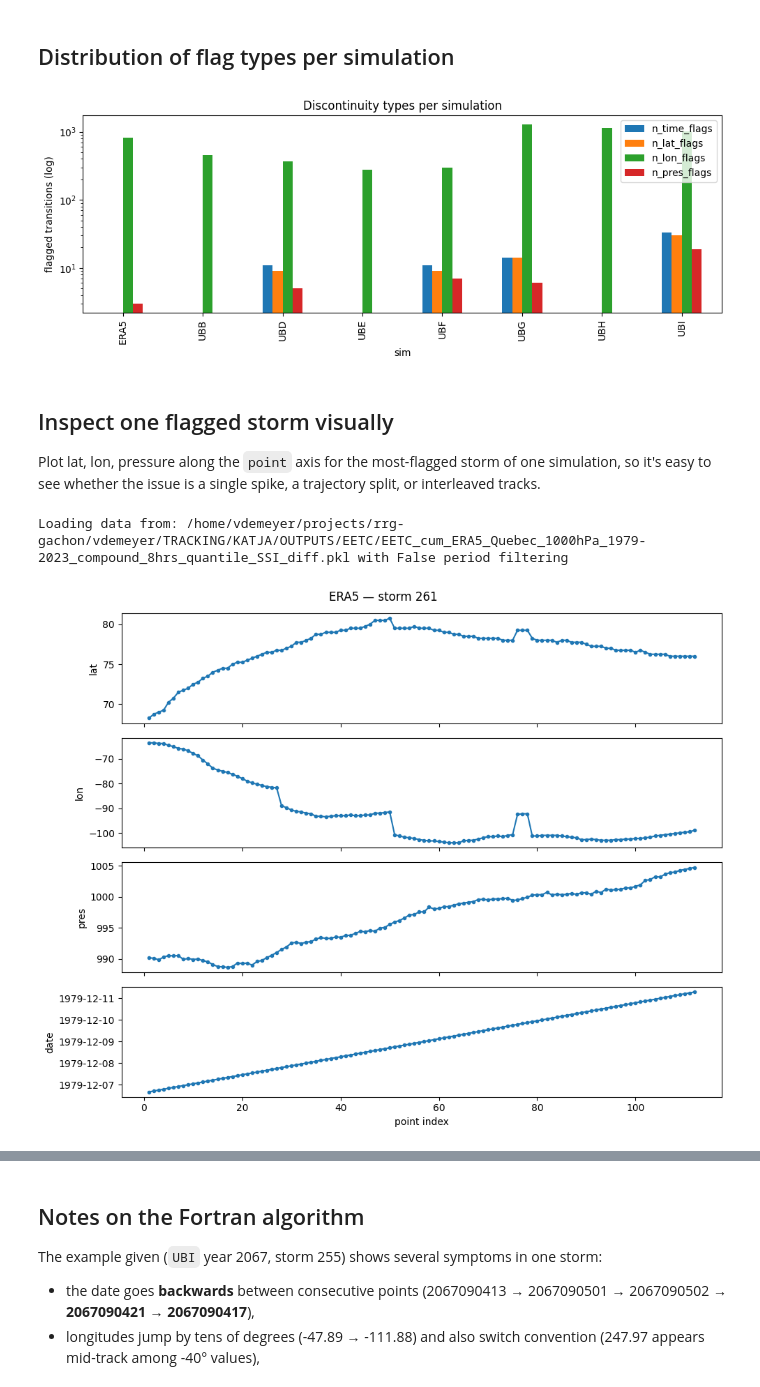
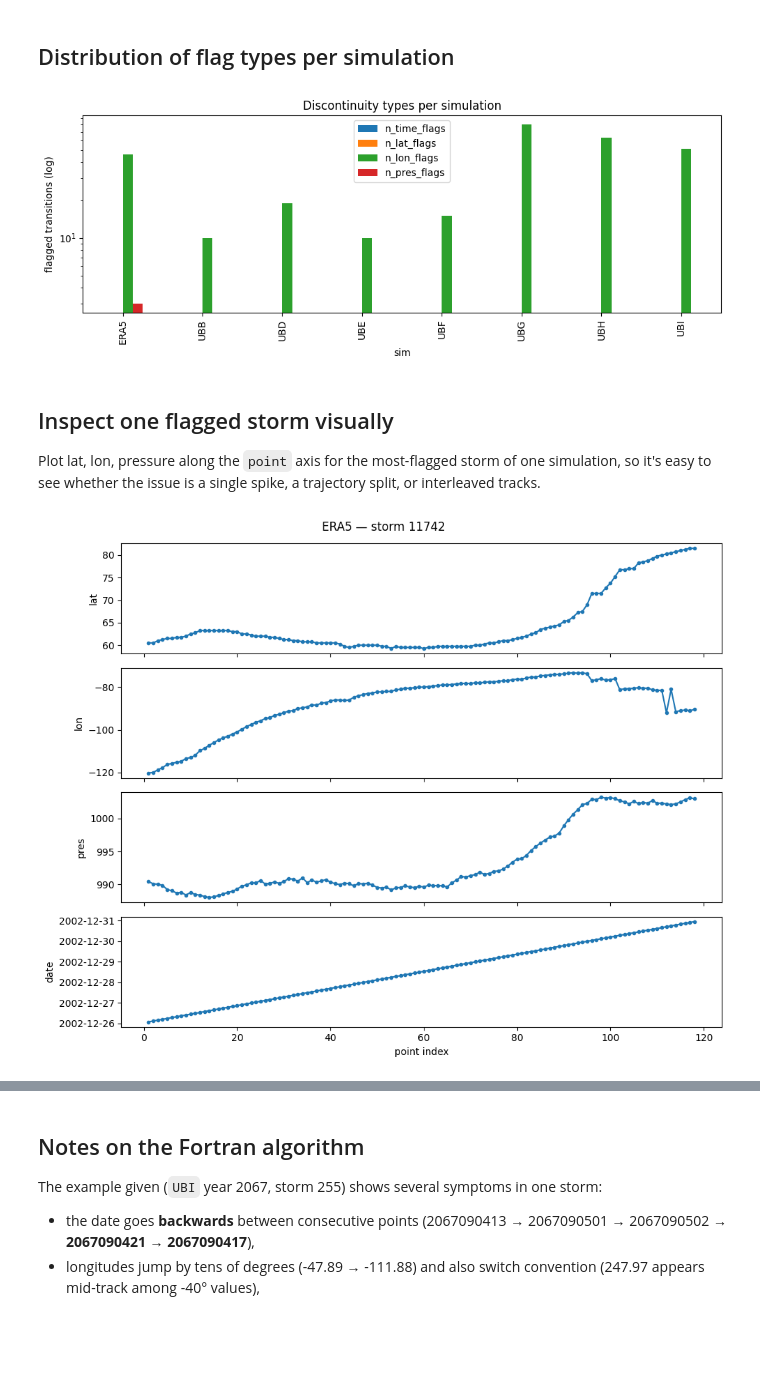
Before and after one commit to VictorienDeMeyer/DeMeyer_etal_2026_Extreme_Cyclones, a Jupyter notebook: POSTPROCESSING/detect_discontinuities.ipynb, the cells around one changed output, grey strips where cells are left out. Drawn from its saved outputs; the diff is of its cells as text; code cells hidden in the pictures; blank space fills up the shorter version.

Commit message:
fix: correct tracking algorithm bug and update scripts to new thresholds and methodology

```diff
--- a/POSTPROCESSING/detect_discontinuities.ipynb
+++ b/POSTPROCESSING/detect_discontinuities.ipynb
@@ -23,8 +23,8 @@ from ETC_tools import open_files
 SIMS = ['ERA5', 'UBB', 'UBD', 'UBE', 'UBF', 'UBG', 'UBH', 'UBI']
 
 # Thresholds
-LAT_THRESHOLD = 5.0      # degrees
-LON_THRESHOLD = 5.0      # degrees (after modulo-360 wrapping)
+LAT_THRESHOLD = 10.0      # degrees
+LON_THRESHOLD = 10.0      # degrees (after modulo-360 wrapping)
 PRES_THRESHOLD = 8.0     # hPa
 EXPECTED_DT = pd.Timedelta(hours=1)
 
@@ -45,7 +45,7 @@ def wrapped_lon_diff(lon_a, lon_b):
 def detect_storm_discontinuities(df, sim):
     """Return a DataFrame of suspect rows (one row per flagged transition).
 
-    df is assumed to be the output of ETC_tools.open_files, i.e. columns
+    df is assumed to be the output of ETC_tools.open_df, i.e. columns
     [storm, point, i, j, date, lat, lon, pressure] with `date` as datetime.
     """
     # Sort inside each storm by point number — this is the algorithm's own
@@ -104,7 +104,7 @@ mixed_storms_per_sim = {}
 
 for sim in SIMS:
     print(f'\n=== {sim} ===')
-    df, _ = open_files(sim, period_filtering=False)
+    df = open_df(sim, period_filtering=False)
 
     suspects, mixed_storms = detect_storm_discontinuities(df, sim)
     mixed_storms_per_sim[sim] = mixed_storms
@@ -136,7 +136,7 @@ for sim in SIMS:
           f'lon-convention-mixed storms={len(mixed_storms)}')
 
 summary = pd.DataFrame(summary_rows)
-summary.to_csv(f'{OUTPUT_DIR}/summary.csv', index=False)
+# summary.to_csv(f'{OUTPUT_DIR}/summary.csv', index=False)
 summary
 # %% [output]
 === ERA5 ===
@@ -213,29 +209,28 @@ plt.title('Discontinuity types per simulation')
 plt.tight_layout()
 plt.show()
 # %% [output]
-[figure, old version]
+[figure, new version]
 # %% [markdown]
 ## Inspect one flagged storm visually
 
 Plot lat, lon, pressure along the `point` axis for the most-flagged storm of one simulation, so it's easy to see whether the issue is a single spike, a trajectory split, or interleaved tracks.
 # %%
 def plot_storm(sim, storm_id):
-    df, _ = open_files(sim, period_filtering=False)
+    df = open_df(sim, period_filtering=False)
     s = df[df['storm'] == storm_id].sort_values('point')
 
     fig, axes = plt.subplots(4, 1, figsize=(10, 8), sharex=True)
     axes[0].plot(s['point'], s['lat'], marker='.'); axes[0].set_ylabel('lat')
     axes[1].plot(s['point'], s['lon'], marker='.'); axes[1].set_ylabel('lon')
     axes[2].plot(s['point'], s['pressure'], marker='.'); axes[2].set_ylabel('pres')
     axes[3].plot(s['point'], s['date'], marker='.'); axes[3].set_ylabel('date')
     axes[-1].set_xlabel('point index')
     fig.suptitle(f'{sim} — storm {storm_id}')
     plt.tight_layout()
     plt.show()
 
 if len(top_per_sim) > 0:
     row = top_per_sim.iloc[0]
     plot_storm(row['sim'], int(row['storm']))
 # %% [output]
-Loading data from: /home/vdemeyer/projects/rrg-gachon/vdemeyer/TRACKING/KATJA/OUTPUTS/EETC/EETC_cum_ERA5_Quebec_1000hPa_1979-2023_compound_8hrs_quantile_SSI_diff.pkl with False period filtering
-[figure, old version]
+[figure, new version]
```
Also changed, not shown: parts of 5 cells of this notebook, 10 other files.
